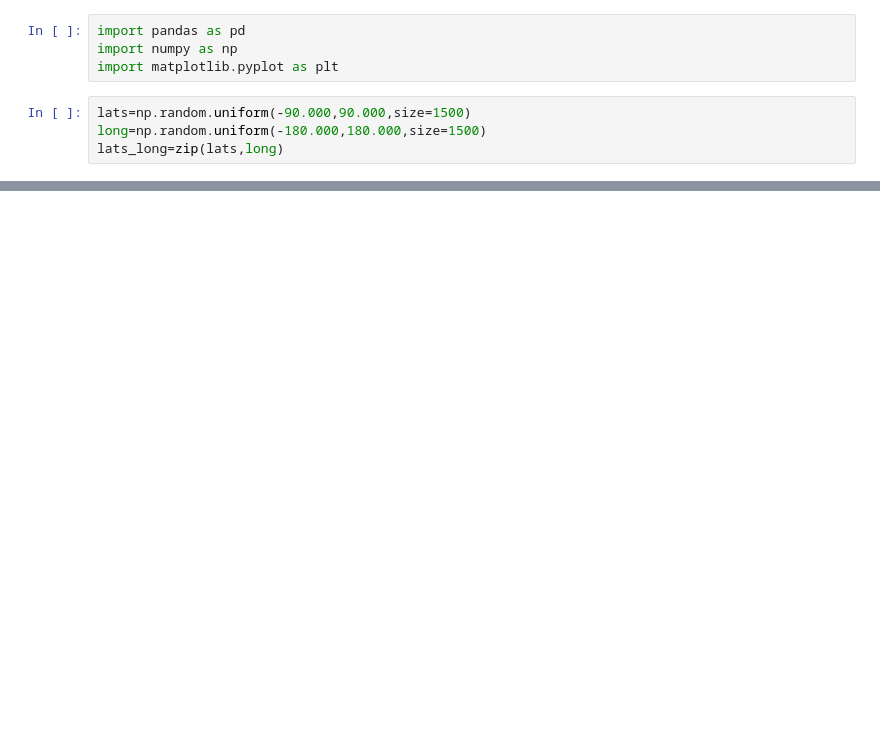
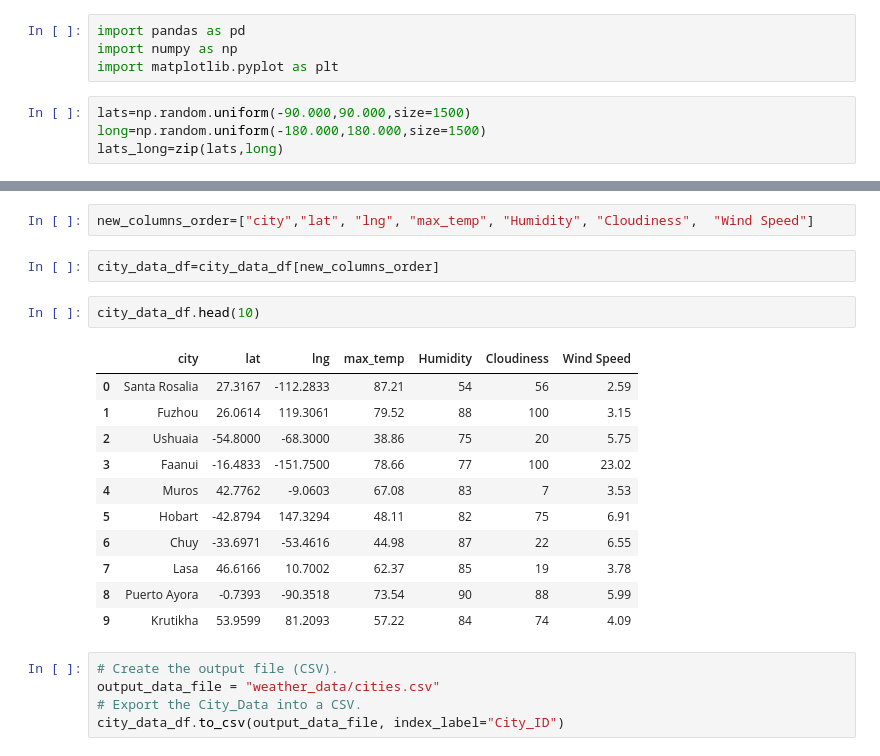
Before and after one commit to elhamamini/World_Weather_Analysis, a Jupyter notebook: WeatherPy.ipynb, the cells around one changed output, grey strips where cells are left out. Cells and saved outputs as stored; diff of their text form; blank space fills up the shorter version.

```diff
--- a/WeatherPy.ipynb
+++ b/WeatherPy.ipynb
@@ -57,0 +172,23 @@ for coordinate in coordinates:
+# %%
+new_columns_order=["city","lat", "lng", "max_temp", "Humidity", "Cloudiness",  "Wind Speed"]
+# %%
+city_data_df=city_data_df[new_columns_order]
+# %%
+city_data_df.head(10)
+# %% [output]
+|  | city | lat | lng | max_temp | Humidity | Cloudiness | Wind Speed |
+| 0 | Santa Rosalia | 27.3167 | -112.2833 | 87.21 | 54 | 56 | 2.59 |
+| 1 | Fuzhou | 26.0614 | 119.3061 | 79.52 | 88 | 100 | 3.15 |
+| 2 | Ushuaia | -54.8000 | -68.3000 | 38.86 | 75 | 20 | 5.75 |
+| 3 | Faanui | -16.4833 | -151.7500 | 78.66 | 77 | 100 | 23.02 |
+| 4 | Muros | 42.7762 | -9.0603 | 67.08 | 83 | 7 | 3.53 |
+| 5 | Hobart | -42.8794 | 147.3294 | 48.11 | 82 | 75 | 6.91 |
+| 6 | Chuy | -33.6971 | -53.4616 | 44.98 | 87 | 22 | 6.55 |
+| 7 | Lasa | 46.6166 | 10.7002 | 62.37 | 85 | 19 | 3.78 |
+| 8 | Puerto Ayora | -0.7393 | -90.3518 | 73.54 | 90 | 88 | 5.99 |
+| 9 | Krutikha | 53.9599 | 81.2093 | 57.22 | 84 | 74 | 4.09 |
+# %%
+# Create the output file (CSV).
+output_data_file = "weather_data/cities.csv"
+# Export the City_Data into a CSV.
+city_data_df.to_csv(output_data_file, index_label="City_ID")
```
Also changed, not shown: parts of 18 cells of this notebook, 5 other files.
